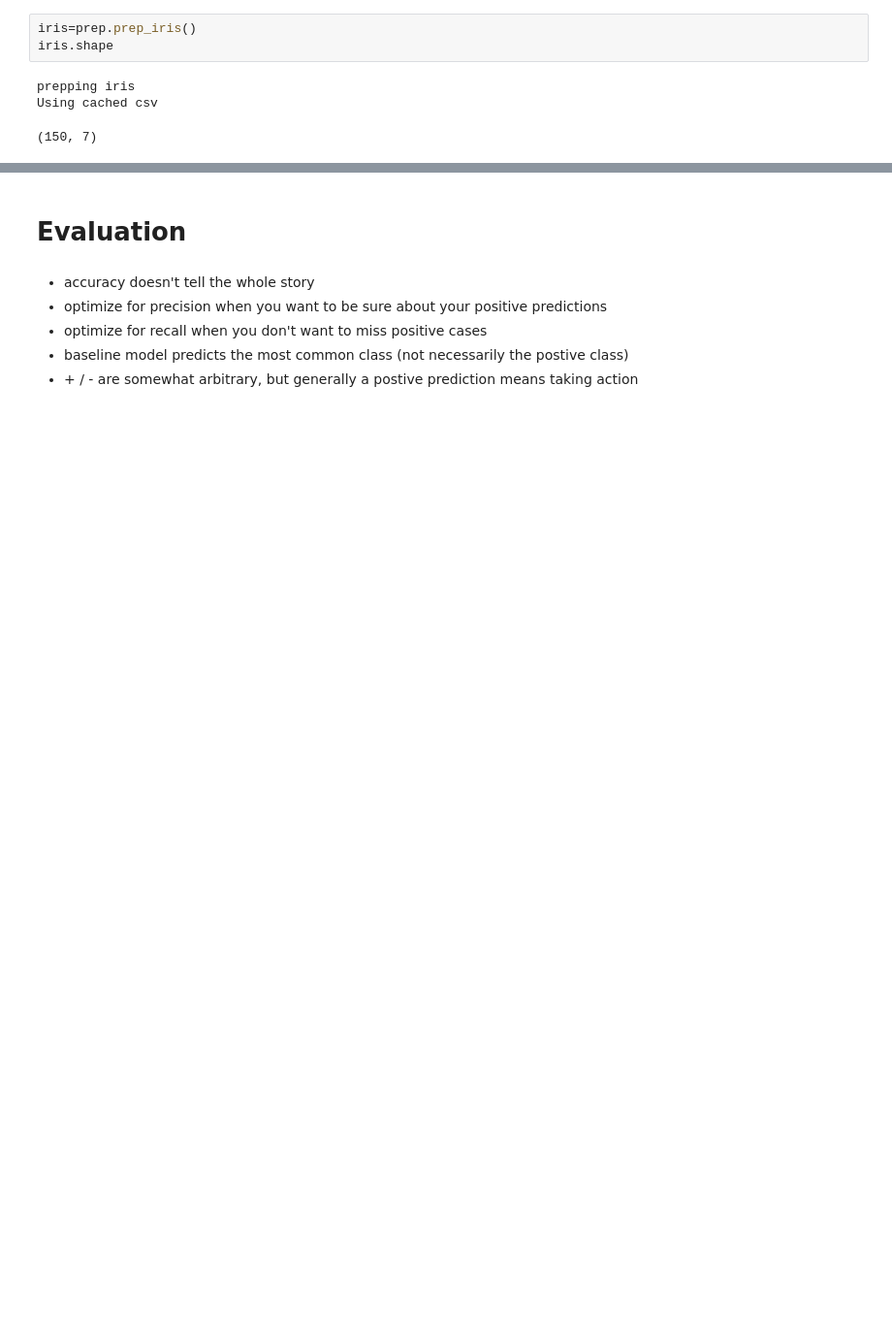
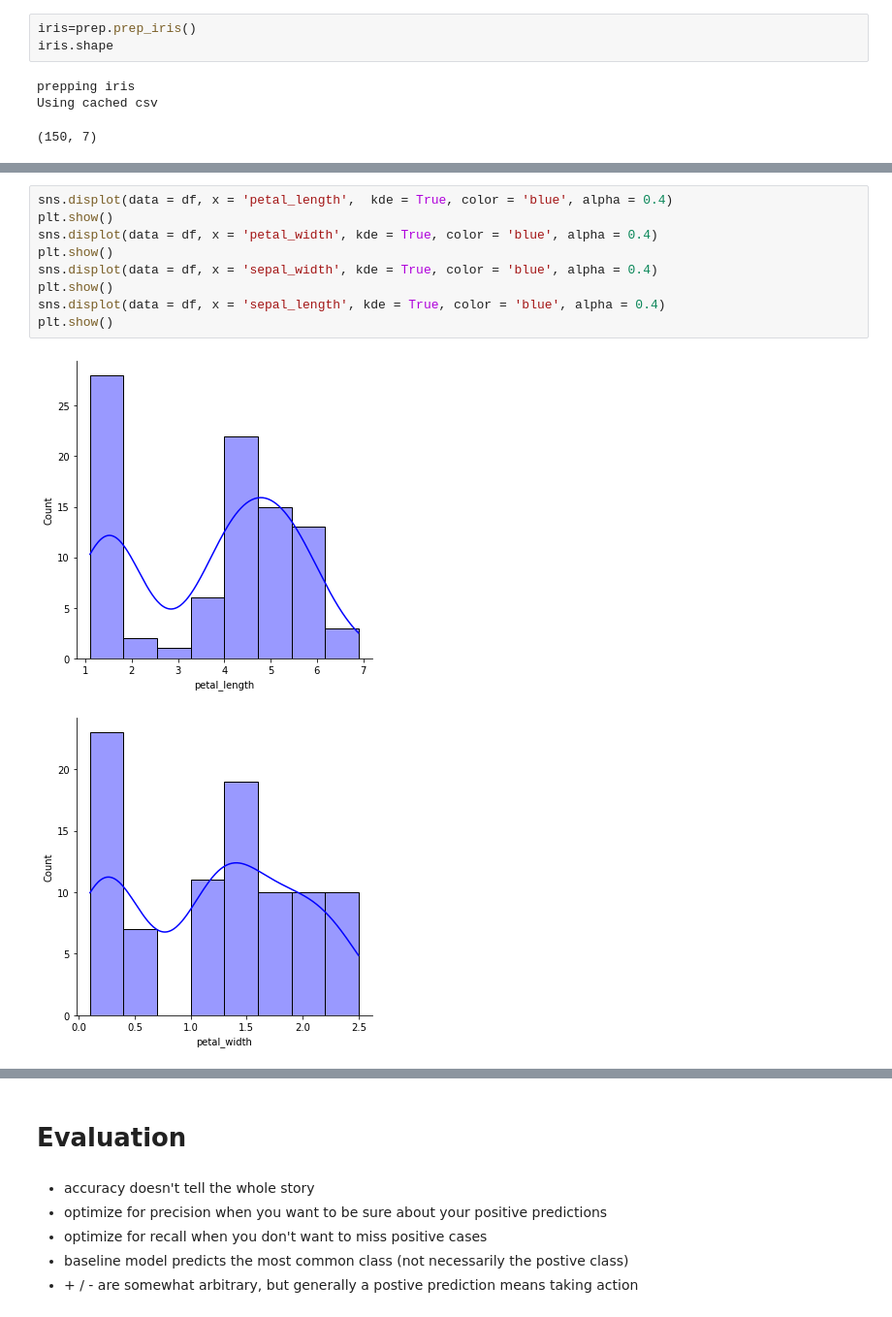
Before and after one commit to hinzle/classification-exercises, a Jupyter notebook: classification_exercises.ipynb, the cells around one changed output, grey strips where cells are left out. Shown at 97% size. Drawn from its saved outputs; the diff is of its cells as text; blank space fills up the shorter version.

```diff
--- a/classification_exercises.ipynb
+++ b/classification_exercises.ipynb
@@ -451,0 +487,12 @@ db.head()
+# %%
+sns.displot(data = df, x = 'petal_length',  kde = True, color = 'blue', alpha = 0.4)
+plt.show()
+sns.displot(data = df, x = 'petal_width', kde = True, color = 'blue', alpha = 0.4)
+plt.show()
+sns.displot(data = df, x = 'sepal_width', kde = True, color = 'blue', alpha = 0.4)
+plt.show()
+sns.displot(data = df, x = 'sepal_length', kde = True, color = 'blue', alpha = 0.4)
+plt.show()
+# %% [output]
+[figure, added]
+[figure, added]
```
Also changed, not shown: parts of 42 cells of this notebook, 2 other files.
